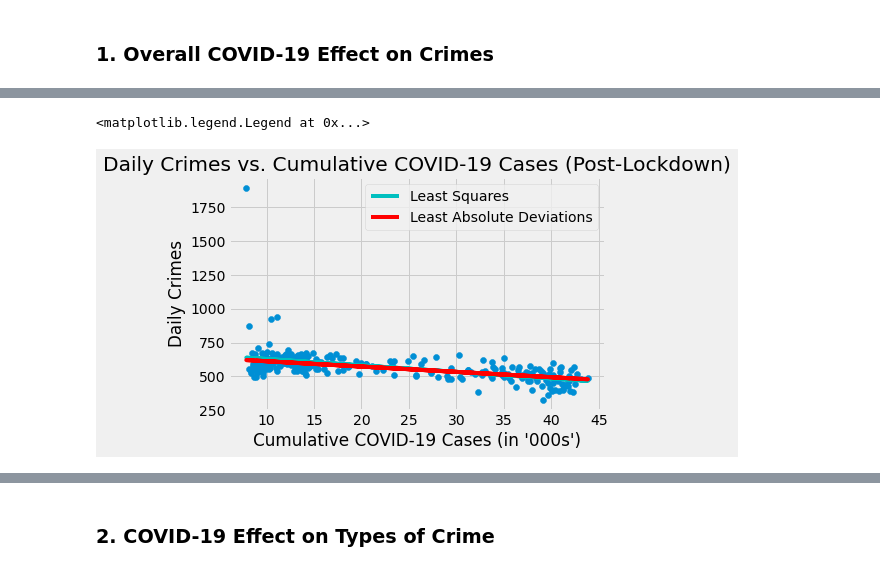
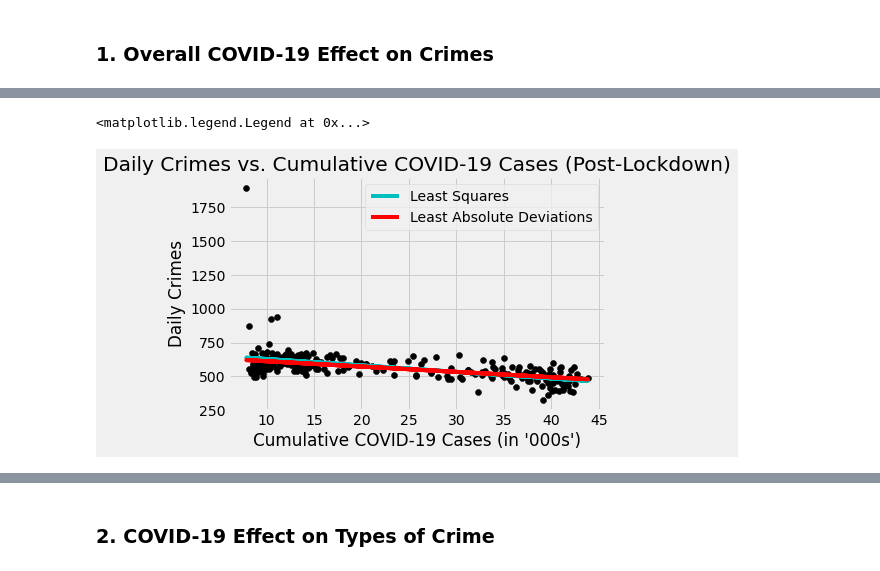
Before and after one commit to jamesyoung4/chi_covid_analysis, a Jupyter notebook: chi_covid_analysis.ipynb, the cells around one changed output, grey strips where cells are left out. Cells and saved outputs as stored; diff of their text form; code cells hidden in the pictures.

```diff
--- a/chi_covid_analysis.ipynb
+++ b/chi_covid_analysis.ipynb
@@ -319,20 +319,20 @@ Notes:
 # %%
 # ordinary least squares regressions with covid cases as predictor and crime as response
 # March 21, 2020 (date of Chicago lockdown) through today
 
 x = c19_crime_df['Total Cases - Cumulative (in \'000s\')'][80:c19_crime_df.shape[0]]
 y = c19_crime_df['Crimes'][80:c19_crime_df.shape[0]]
 
-plots.scatter(x,y)
+plots.scatter(x,y, c='black')
 plots.xlabel('Cumulative COVID-19 Cases (in \'000s\')')
 plots.ylabel('Daily Crimes')
 plots.title('Daily Crimes vs. Cumulative COVID-19 Cases (Post-Lockdown)')
 plots.plot(x,line_mse(x,y)[0]*x+line_mse(x,y)[1], 'c')
 plots.plot(x,line_mae(x,y)[0]*x+line_mae(x,y)[1], 'r')
 plots.legend(['Least Squares','Least Absolute Deviations'])
 # %% [output]
 <matplotlib.legend.Legend at 0x...>
-[figure, old version]
+[figure, new version]
 # %%
 x = sm.add_constant(x)
 model = sm.OLS(y, x)
```
Also changed, not shown: parts of 18 cells of this notebook.
